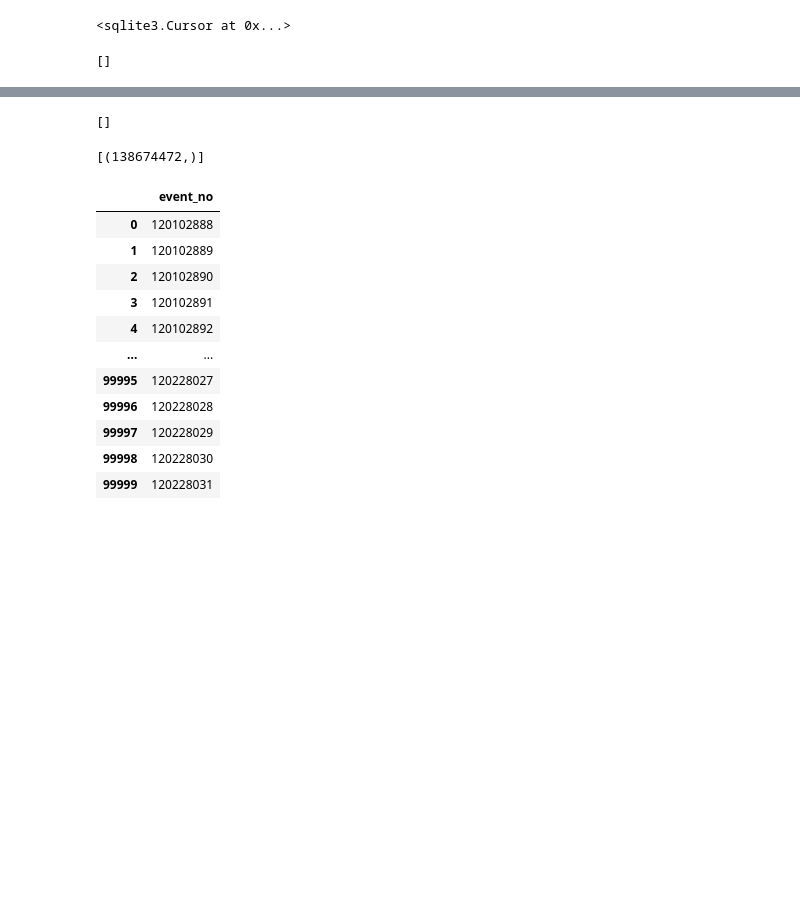
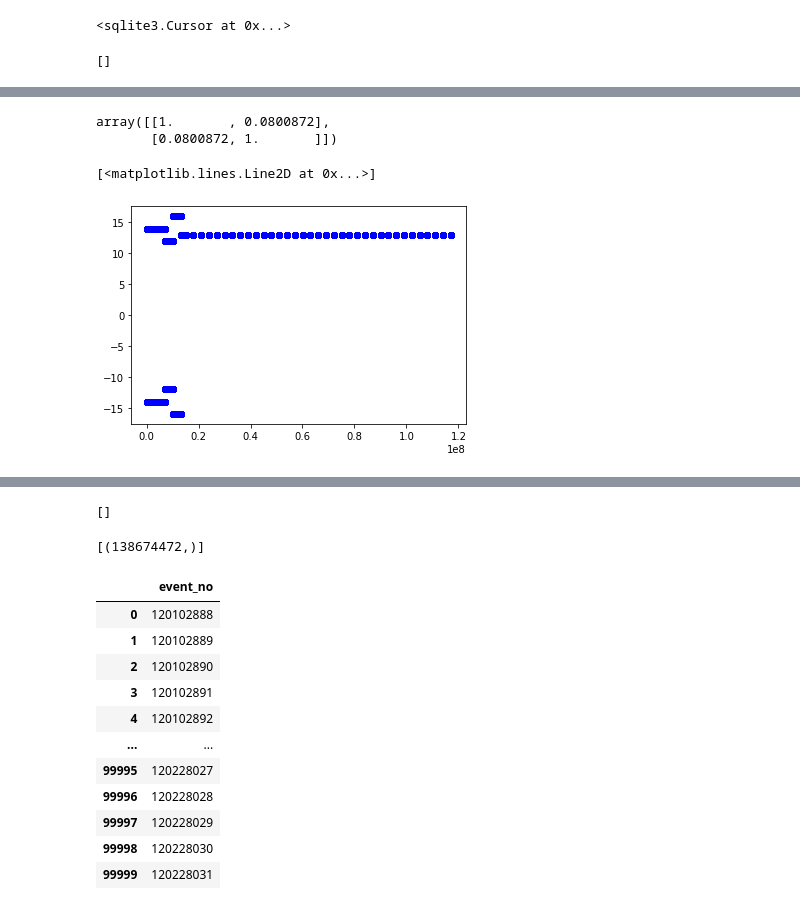
Before and after one commit to astrockragh/IceCube, a Jupyter notebook: inspect/inspect_distribution_oscnext.ipynb, the cells around one changed output, grey strips where cells are left out. Drawn from its saved outputs; the diff is of its cells as text; code cells hidden in the pictures; blank space fills up the shorter version.

```diff
--- a/inspect/inspect_distribution_oscnext.ipynb
+++ b/inspect/inspect_distribution_oscnext.ipynb
@@ -38,0 +52,5 @@ df_truth=pd.read_sql("select * from truth limit 1000000", conn)
+# %%
+targets= ["energy_log10", "zenith","azimuth"]
+target_call  = ", ".join(targets)
+df_truth=pd.read_sql(f"select {target_call}, event_no,pid from truth", conn)
+df_truth
@@ -38,0 +71,10 @@ df_truth=pd.read_sql("select * from truth limit 1000000", conn)
+# %%
+np.corrcoef(df_truth['event_no'], df_truth['pid'])
+# %% [output]
+array([[1.       , 0.0800872],
+       [0.0800872, 1.       ]])
+# %%
+plt.plot(df_truth['event_no'], df_truth['pid'], 'bo')
+# %% [output]
+[<matplotlib.lines.Line2D at 0x...>]
+[figure, added]
```
Also changed, not shown: parts of 15 cells of this notebook, 15 other files.
